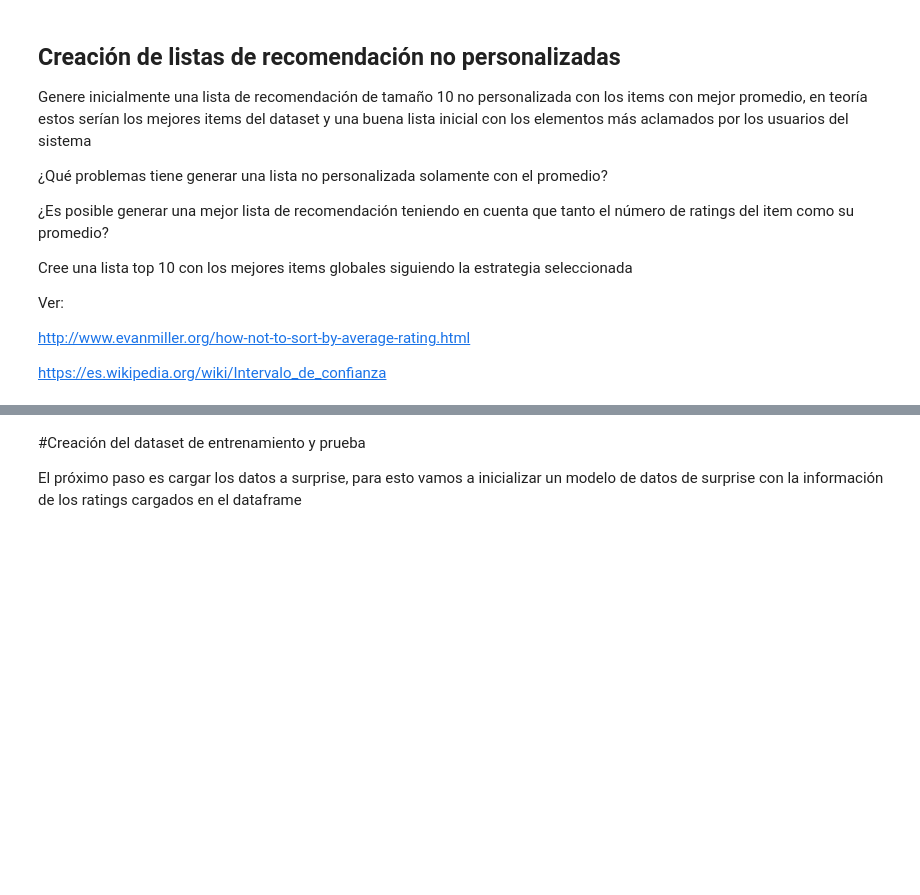
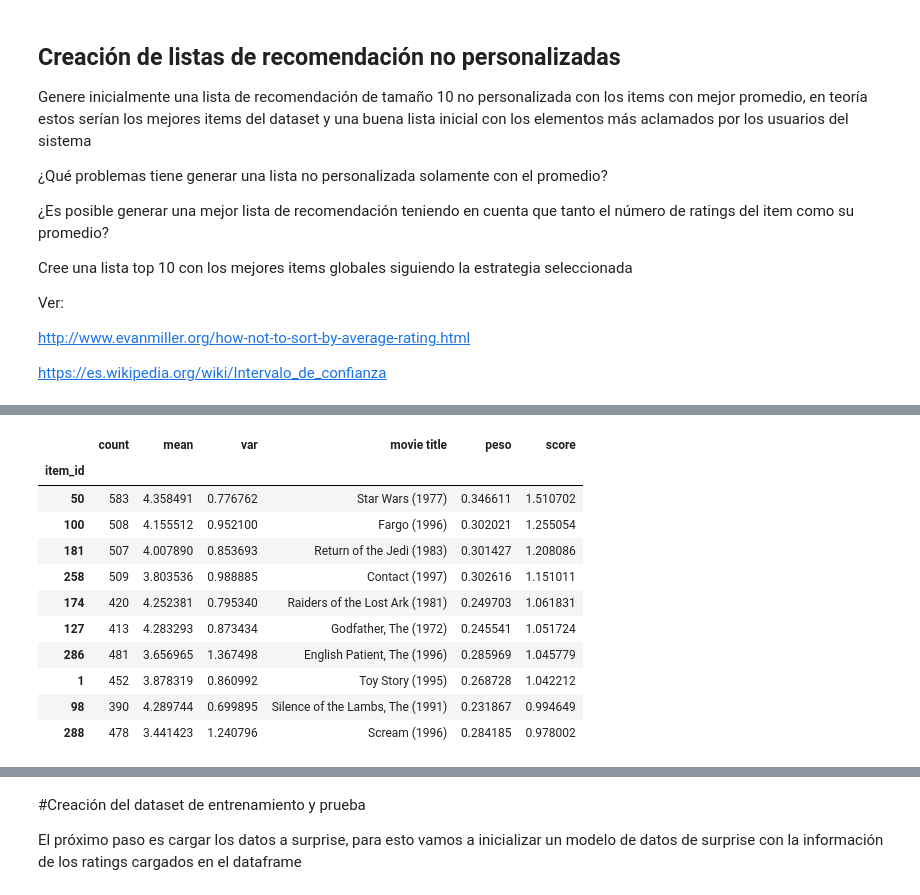
Before and after one commit to pedrorozoc/sist-recomendacion, a Jupyter notebook: Copia_de_MINE_4201_SR_Laboratorio_1.ipynb, the cells around one changed output, grey strips where cells are left out. Cells and saved outputs as stored; diff of their text form; code cells hidden in the pictures; blank space fills up the shorter version.

```diff
--- a/Copia_de_MINE_4201_SR_Laboratorio_1.ipynb
+++ b/Copia_de_MINE_4201_SR_Laboratorio_1.ipynb
@@ -219,3 +220,22 @@ df_items.nlargest(10,'mean')
+# %%
+#se calcula un score de acuerdo al numero de ratings y el promedio
+total=df_items.shape[0]
+df_items['peso']=df_items['count']/total
+df_items['score']=df_items['mean']*df_items['peso']
+df_items.nlargest(10,'score')
+# %% [output]
+|  | count | mean | var | movie title | peso | score |
+| item_id |  |  |  |  |  |  |
+| 50 | 583 | 4.358491 | 0.776762 | Star Wars (1977) | 0.346611 | 1.510702 |
+| 100 | 508 | 4.155512 | 0.952100 | Fargo (1996) | 0.302021 | 1.255054 |
+| 181 | 507 | 4.007890 | 0.853693 | Return of the Jedi (1983) | 0.301427 | 1.208086 |
+| 258 | 509 | 3.803536 | 0.988885 | Contact (1997) | 0.302616 | 1.151011 |
+| 174 | 420 | 4.252381 | 0.795340 | Raiders of the Lost Ark (1981) | 0.249703 | 1.061831 |
+| 127 | 413 | 4.283293 | 0.873434 | Godfather, The (1972) | 0.245541 | 1.051724 |
+| 286 | 481 | 3.656965 | 1.367498 | English Patient, The (1996) | 0.285969 | 1.045779 |
+| 1 | 452 | 3.878319 | 0.860992 | Toy Story (1995) | 0.268728 | 1.042212 |
+| 98 | 390 | 4.289744 | 0.699895 | Silence of the Lambs, The (1991) | 0.231867 | 0.994649 |
+| 288 | 478 | 3.441423 | 1.240796 | Scream (1996) | 0.284185 | 0.978002 |
 # %%
 import math
 import scipy.stats as st
```
Also changed, not shown: parts of 28 cells of this notebook.
